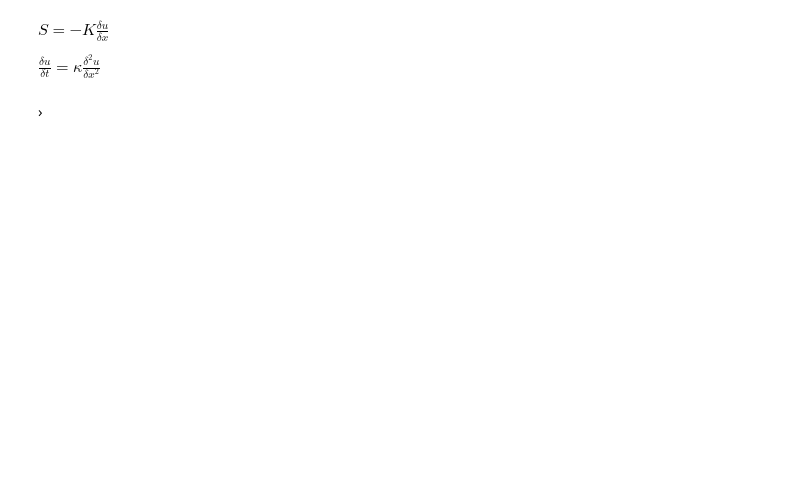
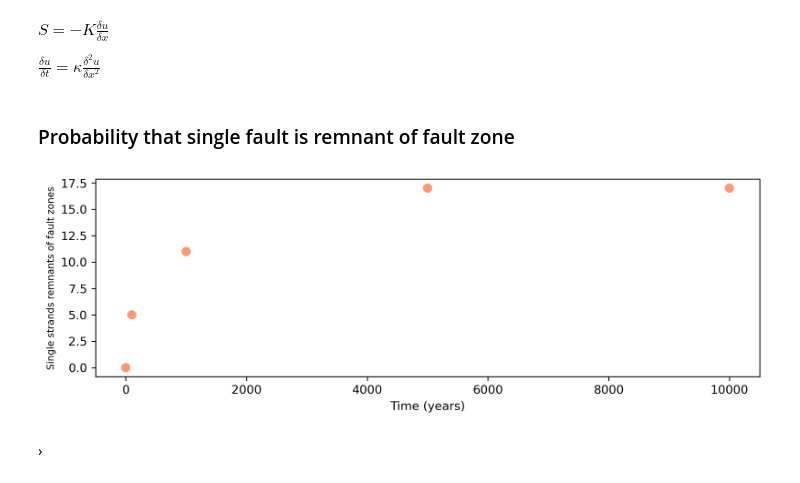
Before and after one commit to absrp/landscape_evolution_earthquake_ruptures, a Jupyter notebook: degradation_coefficient_length_evolution_comparison.ipynb, the cells around one changed output. Cells and saved outputs as stored; diff of their text form; code cells hidden in the pictures; blank space fills up the shorter version.

```diff
--- a/degradation_coefficient_length_evolution_comparison.ipynb
+++ b/degradation_coefficient_length_evolution_comparison.ipynb
@@ -299,5 +333,50 @@ $S = -K\frac{\delta u}{\delta x}$
 
 
 $\frac{\delta u}{\delta t} = \kappa \frac{\delta^2 u}{\delta x^2}$
+# %% [markdown]
+### Probability that single fault is remnant of fault zone
+# %%
+# count points that have width 0.1 now but had larger width at t=0
+counts_by_time = {0: 0}  # Initialize with 0 count at t=0
+
+initial_widths = data[data["Time (years)"] == 0][["DEM ID", "Width (m)"]].set_index("DEM ID")["Width (m)"].to_dict()
+
+plt.figure(dpi=300,figsize=(10,3))
+for time, time_group in data.groupby("Time (years)"):
+    if time == 0:  # skip t=0 since we're comparing with it
+        continue
+
+    count = 0
+    for idx, row in time_group.iterrows():
+        if row["Width (m)"] == 0.1 and initial_widths[row["DEM ID"]] > 0.1:
+            count += 1
+
+    counts_by_time[time] = count
+
+# Define the sqrt function to fit
+def sqrt_func(t, a):
+    return a * np.sqrt(t)
+
+plot_times = np.array(list(counts_by_time.keys()))
+plot_counts = np.array(list(counts_by_time.values()))
+
+# Fit the function
+from scipy.optimize import curve_fit
+popt, pcov = curve_fit(sqrt_func, plot_times, plot_counts, p0=[0.1])
+
+# Create smooth curve for plotting
+t_smooth = np.linspace(0, max(plot_times), 1000)
+fit_curve = sqrt_func(t_smooth, popt[0])
+
+#plt.plot(t_smooth, fit_curve, 'slategray', alpha=0.8, label=f'Fit: {popt[0]:.3f}√t')
+
+plot_times = list(counts_by_time.keys())
+plot_counts = list(counts_by_time.values())
+plt.scatter(plot_times, plot_counts,s=60, color='coral', edgecolor='none',alpha=0.8)
+plt.ylabel("Single strands remnants of fault zones", fontsize=8)
+plt.xlabel("Time (years)", fontsize=10)
+plt.savefig('Figures/single_strands_remnants_of_fault_zones.png',bbox_inches='tight')
+# %% [output]
+[figure, added]
 # %% [markdown]
 ›
```
Also changed, not shown: parts of 4 cells of this notebook.
